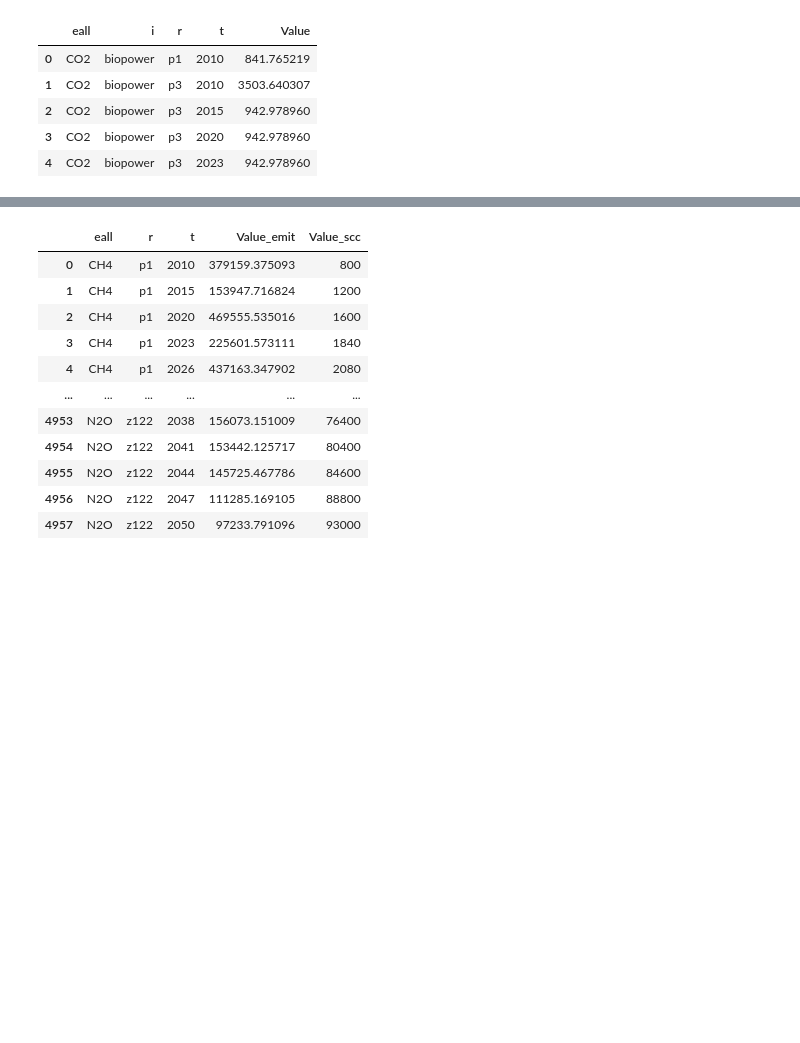
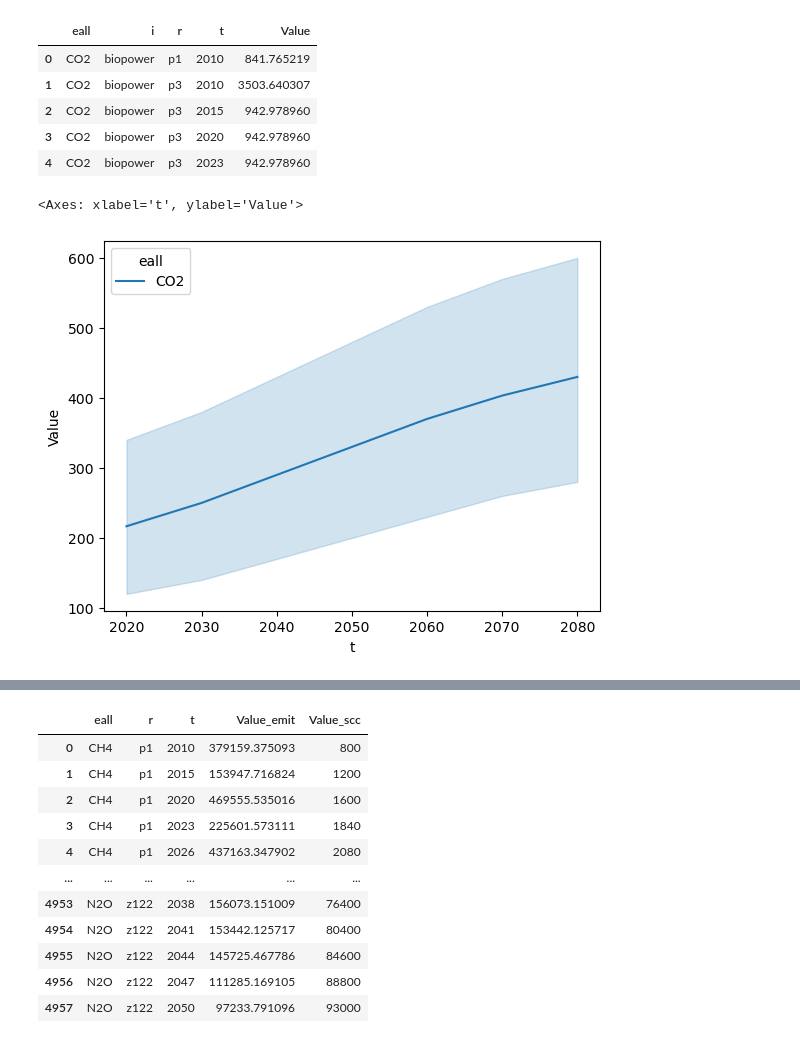
Before and after one commit to ucsusa/reeds-visualizer, a Jupyter notebook: scc_notebook.ipynb, the cells around one changed output, grey strips where cells are left out. Drawn from its saved outputs; the diff is of its cells as text; code cells hidden in the pictures; blank space fills up the shorter version.

```diff
--- a/scc_notebook.ipynb
+++ b/scc_notebook.ipynb
@@ -48,0 +53,5 @@ df.reset_index().drop(labels=[0,1,2]).set_index(0)
+# %%
+df = df.replace(to_replace=',', value='', regex=True)
+# %%
+df = df.unstack().to_frame().reset_index()
+df.columns = ['eall','dr','t','Value']
@@ -109,4 +134,8 @@ ex_file.head()
 | 3 | CO2 | biopower | p3 | 2020 | 942.978960 |
 | 4 | CO2 | biopower | p3 | 2023 | 942.978960 |
 # %%
-df = ex_file.drop(columns=['i']).groupby(['eall','r','t']).sum().reset_index()
+exdf = ex_file.drop(columns=['i']).groupby(['eall','r','t']).sum().reset_index()
+# %%
+df['t'] = df['t'].astype('int')
+df['Value'] = df['Value'].astype('float')
+df['dr'] = df['dr'].astype('float')
@@ -112,0 +144,5 @@ df = ex_file.drop(columns=['i']).groupby(['eall','r','t']).sum().reset_index()
+# %%
+sns.lineplot(df.loc[df['eall']=='CO2'], x='t',y='Value', hue='eall')
+# %% [output]
+<Axes: xlabel='t', ylabel='Value'>
+[figure, added]
```
Also changed, not shown: parts of 18 cells of this notebook, 50 other files.
